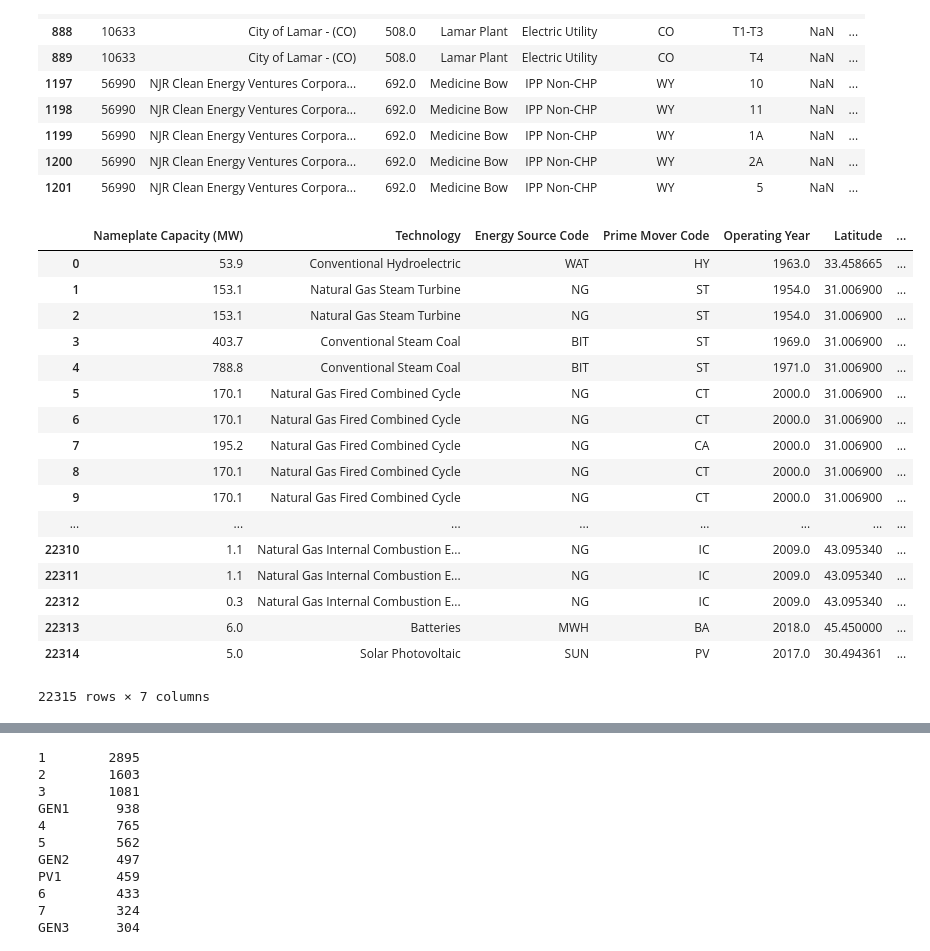
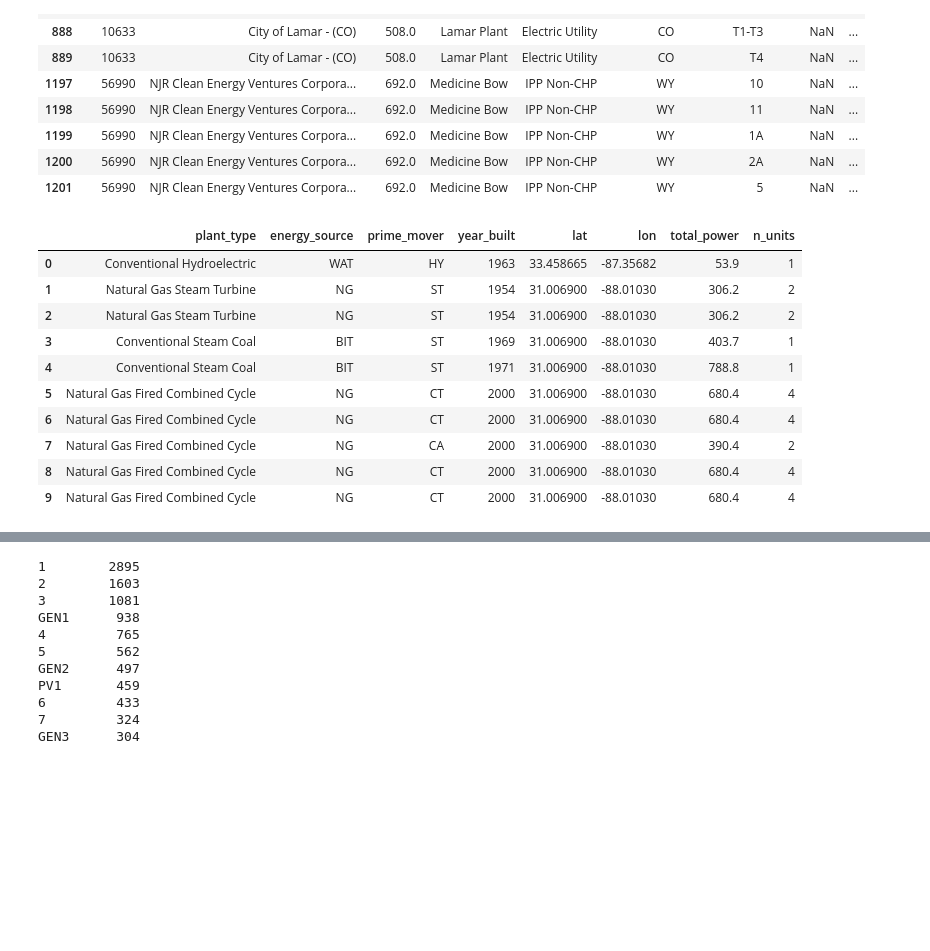
Before and after one commit to Tclack88/Lambda, a Jupyter notebook: module1/assignment_applied_modeling_1.ipynb, the cells around one changed output, grey strips where cells are left out. Saved outputs shown, nothing was run; the diff lists cells and outputs as text; code cells hidden in the pictures; blank space fills up the shorter version.

```diff
--- a/module1/assignment_applied_modeling_1.ipynb
+++ b/module1/assignment_applied_modeling_1.ipynb
@@ -329,8 +329,10 @@ merged_data.head()
 | 3 | 195 | Alabama Power Co | 3.0 | Barry | Electric Utility | AL | 4 | NaN | ... |
 | 4 | 195 | Alabama Power Co | 3.0 | Barry | Electric Utility | AL | 5 | NaN | ... |
 # %%
-merged_data['total_power'] = merged_data.groupby(['Entity ID','Plant ID','Technology'])['Nameplate Capacity (MW)'].transform('sum') # create total power as sum of power for generators in same plant and for same tech.
-merged_data['n_units'] = merged_data.groupby(['Entity ID','Plant ID','Technology'])['Nameplate Capacity (MW)'].transform('count') # Create n_units to be sum of generators in that plant. Used nameplace capacity count, but any should work
+groups = ['Entity ID','Plant ID','Technology','Operating Year','Energy Source Code','Prime Mover Code']
+
+merged_data['total_power'] = merged_data.groupby(groups)['Nameplate Capacity (MW)'].transform('sum') # create total power as sum of power for generators in same plant and for same tech.
+merged_data['n_units'] = merged_data.groupby(groups)['Nameplate Capacity (MW)'].transform('count') # Create n_units to be sum of generators in that plant. Used nameplace capacity count, but any should work
 # %%
 # show before change
 merged_data[merged_data['Energy Source Code'] == 'WND'][['Number of Turbines','n_units']].head(10)
@@ -366,7 +372,7 @@ merged_data[merged_data['Energy Source Code'] == 'WND'][['Number of Turbines','n
 # %%
 # number of units is already correct for the non-wind tech, but for wind, they should be the same number (the sum of each wind plant's total wind turbines)
 mask2 = (merged_data['Energy Source Code'] == 'WND')
-merged_data['n_units'][mask2] = merged_data[mask2].groupby(['Entity ID','Plant ID','Technology'])['Number of Turbines'].transform('sum')
+merged_data['n_units'][mask2] = merged_data[mask2].groupby(groups)['Number of Turbines'].transform('sum')
 
 # verify changes
 merged_data[mask2][['Number of Turbines','n_units']].head(10)
@@ -397,25 +403,24 @@ merged_data[mask2].head(10)
 | 1200 | 56990 | NJR Clean Energy Ventures Corpora... | 692.0 | Medicine Bow | IPP Non-CHP | WY | 2A | NaN | ... |
 | 1201 | 56990 | NJR Clean Energy Ventures Corpora... | 692.0 | Medicine Bow | IPP Non-CHP | WY | 5 | NaN | ... |
 # %%
-# Now each plant and generator therein contains the same information, we have duplicate entries that we can remove so each row now reflects a power station rather than an individual generator
+# Now each plant and generator therein contains the same information, we have duplicate entries that we can remove so each row better reflects a power station rather than an individual generator
+# (I say almost because sometimes different generators are installed during different years)
 # we do this by dropping columns that might pertain to the individual generator (Generator ID,status,planned retirements, etc.) then we will have PERFECTLY duplicate rows.
-merged_data.iloc[:,[8,11,12,13,15,26,27]]
+merged_data = merged_data.iloc[:,[11,12,13,15,26,27,32,33]]
+old_cols = merged_data.columns.to_list()
+new_cols = ['plant_type','energy_source','prime_mover','year_built','lat','lon','total_power','n_units']
+merged_data = merged_data.rename(columns = dict(zip(old_cols,new_cols)))
+merged_data.year_built = merged_data.year_built.astype(int)
+merged_data.head(10)
 # %% [output]
-|  | Nameplate Capacity (MW) | Technology | Energy Source Code | Prime Mover Code | Operating Year | Latitude | ... |
-| 0 | 53.9 | Conventional Hydroelectric | WAT | HY | 1963.0 | 33.458665 | ... |
-| 1 | 153.1 | Natural Gas Steam Turbine | NG | ST | 1954.0 | 31.006900 | ... |
-| 2 | 153.1 | Natural Gas Steam Turbine | NG | ST | 1954.0 | 31.006900 | ... |
-| 3 | 403.7 | Conventional Steam Coal | BIT | ST | 1969.0 | 31.006900 | ... |
-| 4 | 788.8 | Conventional Steam Coal | BIT | ST | 1971.0 | 31.006900 | ... |
-| 5 | 170.1 | Natural Gas Fired Combined Cycle | NG | CT | 2000.0 | 31.006900 | ... |
-| 6 | 170.1 | Natural Gas Fired Combined Cycle | NG | CT | 2000.0 | 31.006900 | ... |
-| 7 | 195.2 | Natural Gas Fired Combined Cycle | NG | CA | 2000.0 | 31.006900 | ... |
-| 8 | 170.1 | Natural Gas Fired Combined Cycle | NG | CT | 2000.0 | 31.006900 | ... |
-| 9 | 170.1 | Natural Gas Fired Combined Cycle | NG | CT | 2000.0 | 31.006900 | ... |
-| ... | ... | ... | ... | ... | ... | ... | ... |
-| 22310 | 1.1 | Natural Gas Internal Combustion E... | NG | IC | 2009.0 | 43.095340 | ... |
-| 22311 | 1.1 | Natural Gas Internal Combustion E... | NG | IC | 2009.0 | 43.095340 | ... |
-| 22312 | 0.3 | Natural Gas Internal Combustion E... | NG | IC | 2009.0 | 43.095340 | ... |
-| 22313 | 6.0 | Batteries | MWH | BA | 2018.0 | 45.450000 | ... |
-| 22314 | 5.0 | Solar Photovoltaic | SUN | PV | 2017.0 | 30.494361 | ... |
+|  | plant_type | energy_source | prime_mover | year_built | lat | lon | total_power | n_units |
+| 0 | Conventional Hydroelectric | WAT | HY | 1963 | 33.458665 | -87.35682 | 53.9 | 1 |
+| 1 | Natural Gas Steam Turbine | NG | ST | 1954 | 31.006900 | -88.01030 | 306.2 | 2 |
+| 2 | Natural Gas Steam Turbine | NG | ST | 1954 | 31.006900 | -88.01030 | 306.2 | 2 |
+| 3 | Conventional Steam Coal | BIT | ST | 1969 | 31.006900 | -88.01030 | 403.7 | 1 |
+| 4 | Conventional Steam Coal | BIT | ST | 1971 | 31.006900 | -88.01030 | 788.8 | 1 |
+| 5 | Natural Gas Fired Combined Cycle | NG | CT | 2000 | 31.006900 | -88.01030 | 680.4 | 4 |
+| 6 | Natural Gas Fired Combined Cycle | NG | CT | 2000 | 31.006900 | -88.01030 | 680.4 | 4 |
+| 7 | Natural Gas Fired Combined Cycle | NG | CA | 2000 | 31.006900 | -88.01030 | 390.4 | 2 |
+| 8 | Natural Gas Fired Combined Cycle | NG | CT | 2000 | 31.006900 | -88.01030 | 680.4 | 4 |
+| 9 | Natural Gas Fired Combined Cycle | NG | CT | 2000 | 31.006900 | -88.01030 | 680.4 | 4 |
-22315 rows × 7 columns
```
Also changed, not shown: parts of 8 cells of this notebook.
